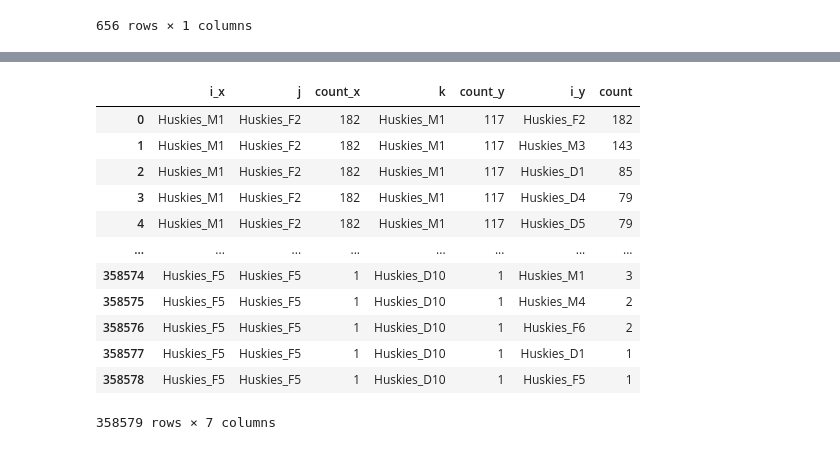
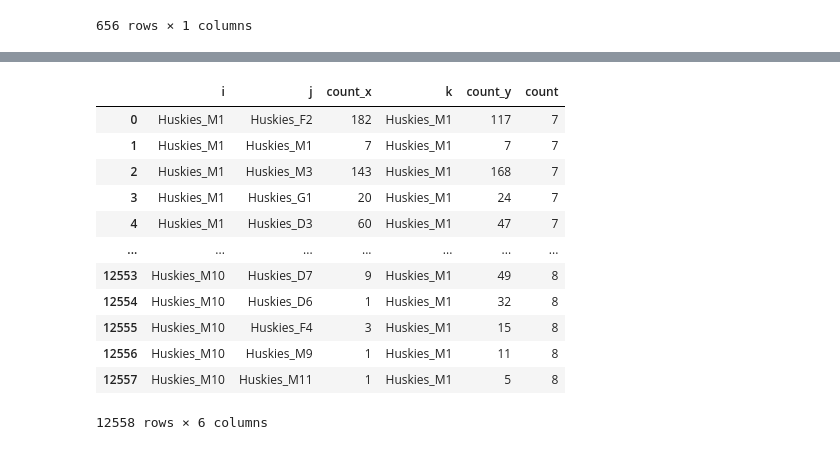
Before and after one commit to jansona/2020_MCM_ICM, a Jupyter notebook: task_1.ipynb, the cells around one changed output, grey strips where cells are left out. Saved outputs shown, nothing was run; the diff lists cells and outputs as text; code cells hidden in the pictures.

```diff
--- a/task_1.ipynb
+++ b/task_1.ipynb
@@ -16,5 +78,4 @@ passing_data.head()
 pure_passing_data = passing_data.loc[:, ['TeamID', 'OriginPlayerID', 'DestinationPlayerID']]
 ppd = pure_passing_data
 # %%
-ppd = ppd[ppd['TeamID'].isin(['Huskies'])].loc[:, ['OriginPlayerID', 'DestinationPlayerID']]
-ppd
+ppd = ppd[ppd['TeamID'].isin(['Huskies'])]
@@ -69,17 +145,18 @@ pd = pandas
 # %%
-merged_data = pd.merge(pd.merge(d0, d1, on='j'), d2, on='k')
-merged_data
+merged_data = pd.merge(pd.merge(d0, d1, on='j'), d2, on=['k', 'i'])
+md = merged_data
+md
 # %% [output]
-|  | i_x | j | count_x | k | count_y | i_y | count |
-| 0 | Huskies_M1 | Huskies_F2 | 182 | Huskies_M1 | 117 | Huskies_F2 | 182 |
-| 1 | Huskies_M1 | Huskies_F2 | 182 | Huskies_M1 | 117 | Huskies_M3 | 143 |
-| 2 | Huskies_M1 | Huskies_F2 | 182 | Huskies_M1 | 117 | Huskies_D1 | 85 |
-| 3 | Huskies_M1 | Huskies_F2 | 182 | Huskies_M1 | 117 | Huskies_D4 | 79 |
-| 4 | Huskies_M1 | Huskies_F2 | 182 | Huskies_M1 | 117 | Huskies_D5 | 79 |
-| ... | ... | ... | ... | ... | ... | ... | ... |
-| 358574 | Huskies_F5 | Huskies_F5 | 1 | Huskies_D10 | 1 | Huskies_M1 | 3 |
-| 358575 | Huskies_F5 | Huskies_F5 | 1 | Huskies_D10 | 1 | Huskies_M4 | 2 |
-| 358576 | Huskies_F5 | Huskies_F5 | 1 | Huskies_D10 | 1 | Huskies_F6 | 2 |
-| 358577 | Huskies_F5 | Huskies_F5 | 1 | Huskies_D10 | 1 | Huskies_D1 | 1 |
-| 358578 | Huskies_F5 | Huskies_F5 | 1 | Huskies_D10 | 1 | Huskies_F5 | 1 |
+|  | i | j | count_x | k | count_y | count |
+| 0 | Huskies_M1 | Huskies_F2 | 182 | Huskies_M1 | 117 | 7 |
+| 1 | Huskies_M1 | Huskies_M1 | 7 | Huskies_M1 | 7 | 7 |
+| 2 | Huskies_M1 | Huskies_M3 | 143 | Huskies_M1 | 168 | 7 |
+| 3 | Huskies_M1 | Huskies_G1 | 20 | Huskies_M1 | 24 | 7 |
+| 4 | Huskies_M1 | Huskies_D3 | 60 | Huskies_M1 | 47 | 7 |
+| ... | ... | ... | ... | ... | ... | ... |
+| 12553 | Huskies_M10 | Huskies_D7 | 9 | Huskies_M1 | 49 | 8 |
+| 12554 | Huskies_M10 | Huskies_D6 | 1 | Huskies_M1 | 32 | 8 |
+| 12555 | Huskies_M10 | Huskies_F4 | 3 | Huskies_M1 | 15 | 8 |
+| 12556 | Huskies_M10 | Huskies_M9 | 1 | Huskies_M1 | 11 | 8 |
+| 12557 | Huskies_M10 | Huskies_M11 | 1 | Huskies_M1 | 5 | 8 |
-358579 rows × 7 columns
+12558 rows × 6 columns
```
Also changed, not shown: parts of 45 cells of this notebook.
